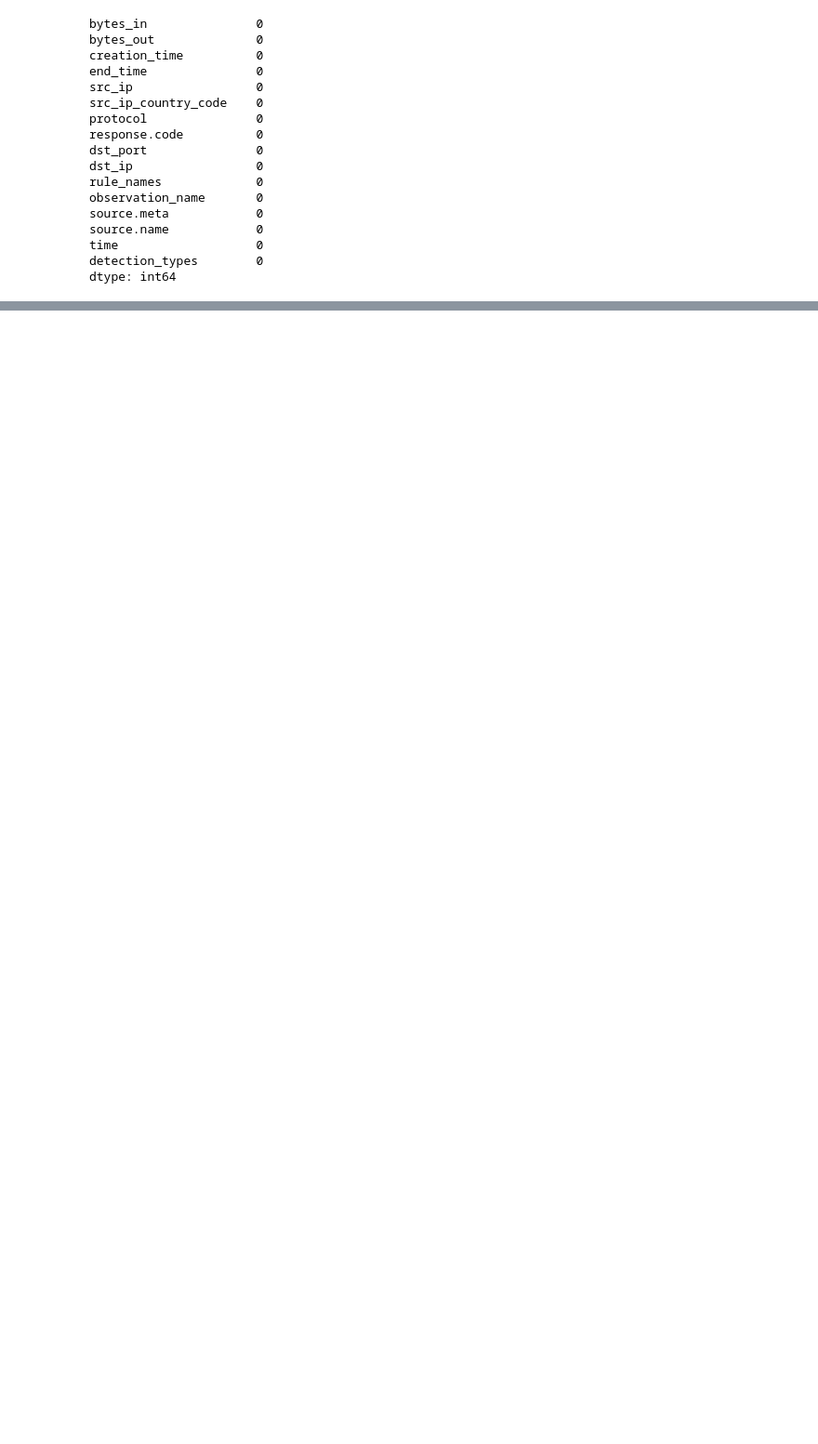
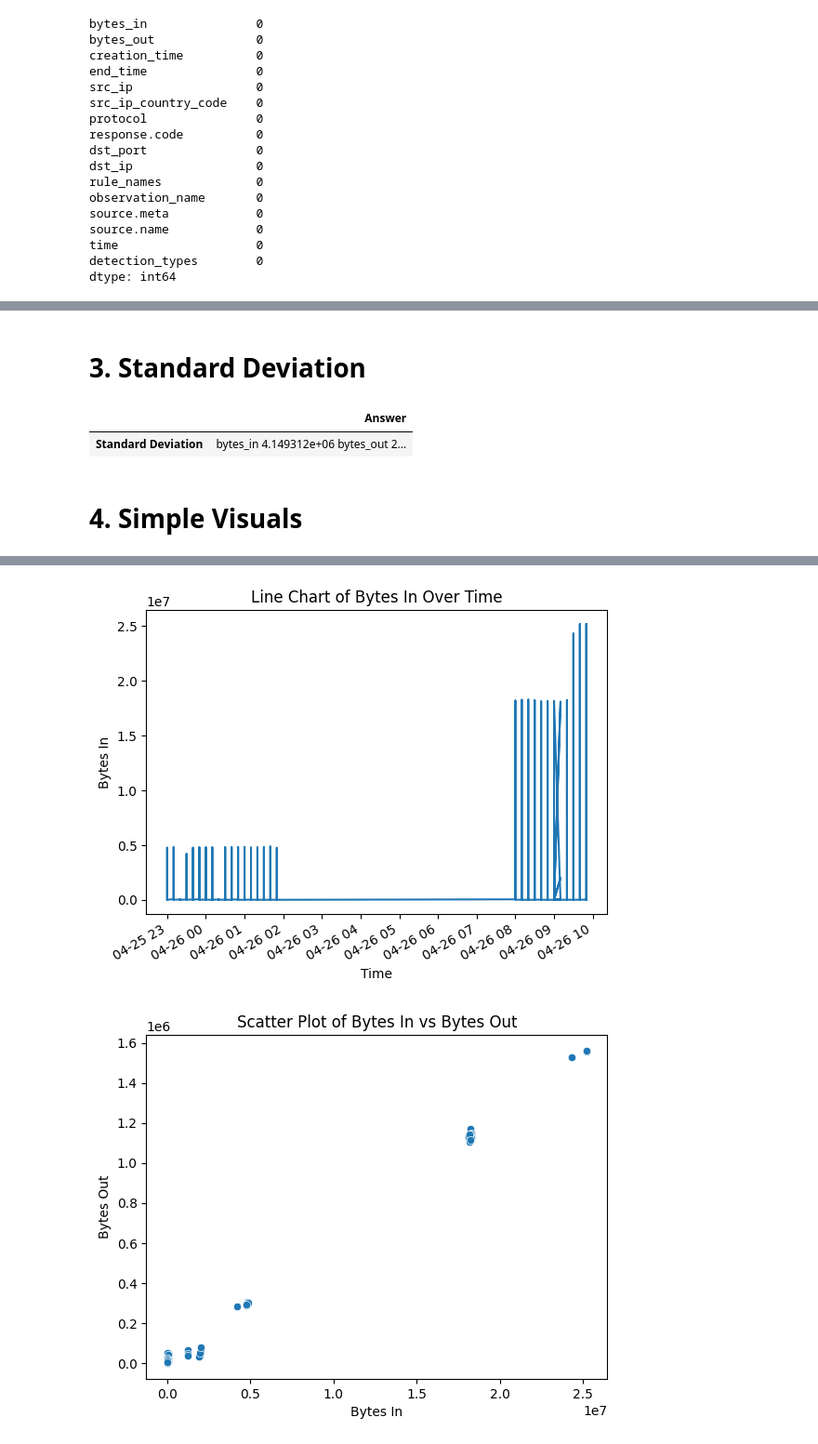
Before and after one commit to AmanDeepSinghH2/-Cybersecurity-Suspicious-Web-Threat-Interactions, a Jupyter notebook: CWTAI.ipynb, the cells around one changed output, grey strips where cells are left out. Shown at 93% size. Saved outputs shown, nothing was run; the diff lists cells and outputs as text; code cells hidden in the pictures; blank space fills up the shorter version.

```diff
--- a/CWTAI.ipynb
+++ b/CWTAI.ipynb
@@ -101,0 +66,47 @@ df.head()
+# %% [markdown]
+# 3. Standard Deviation
+# %%
+std_dev = df[['bytes_in', 'bytes_out']].std()
+std_dev_df = pd.DataFrame({'Answer': [std_dev]}, index=['Standard Deviation'])
+std_dev_df
+# %% [output]
+|  | Answer |
+| Standard Deviation | bytes_in 4.149312e+06 bytes_out 2... |
+# %% [markdown]
+# 4. Simple Visuals
+# %%
+# Histogram
+df['bytes_in'].hist(bins=10)
+plt.title('Histogram of Bytes In')
+plt.xlabel('Bytes In')
+plt.ylabel('Frequency')
+plt.show()
+# Bar Chart
+df['src_ip_country_code'].value_counts().plot(kind='bar')
+plt.title('Bar Chart of Country Codes')
+plt.xlabel('Country Code')
+plt.ylabel('Frequency')
+plt.show()
+# Pie Chart
+df['protocol'].value_counts().plot(kind='pie', autopct='%1.1f%%')
+plt.title('Pie Chart of Protocols')
+plt.ylabel('')
+plt.show()
+# Boxplot
+df[['bytes_in', 'bytes_out']].plot(kind='box')
+plt.title('Boxplot of Bytes In and Out')
+plt.show()
+# Line Chart
+df['creation_time'] = pd.to_datetime(df['creation_time'])
+df.set_index('creation_time')['bytes_in'].plot(kind='line')
+plt.title('Line Chart of Bytes In Over Time')
+plt.xlabel('Time')
+plt.ylabel('Bytes In')
+plt.show()
+# Scatter Plot
+sns.scatterplot(x='bytes_in', y='bytes_out',data=df,)
+plt.title('Scatter Plot of Bytes In vs Bytes Out')
+plt.xlabel('Bytes In')
+plt.ylabel('Bytes Out')
+plt.show()
+# %% [output]
@@ -101,0 +117,2 @@ df.head()
+[figure, added]
+[figure, added]
```
Also changed, not shown: parts of 9 cells of this notebook.
